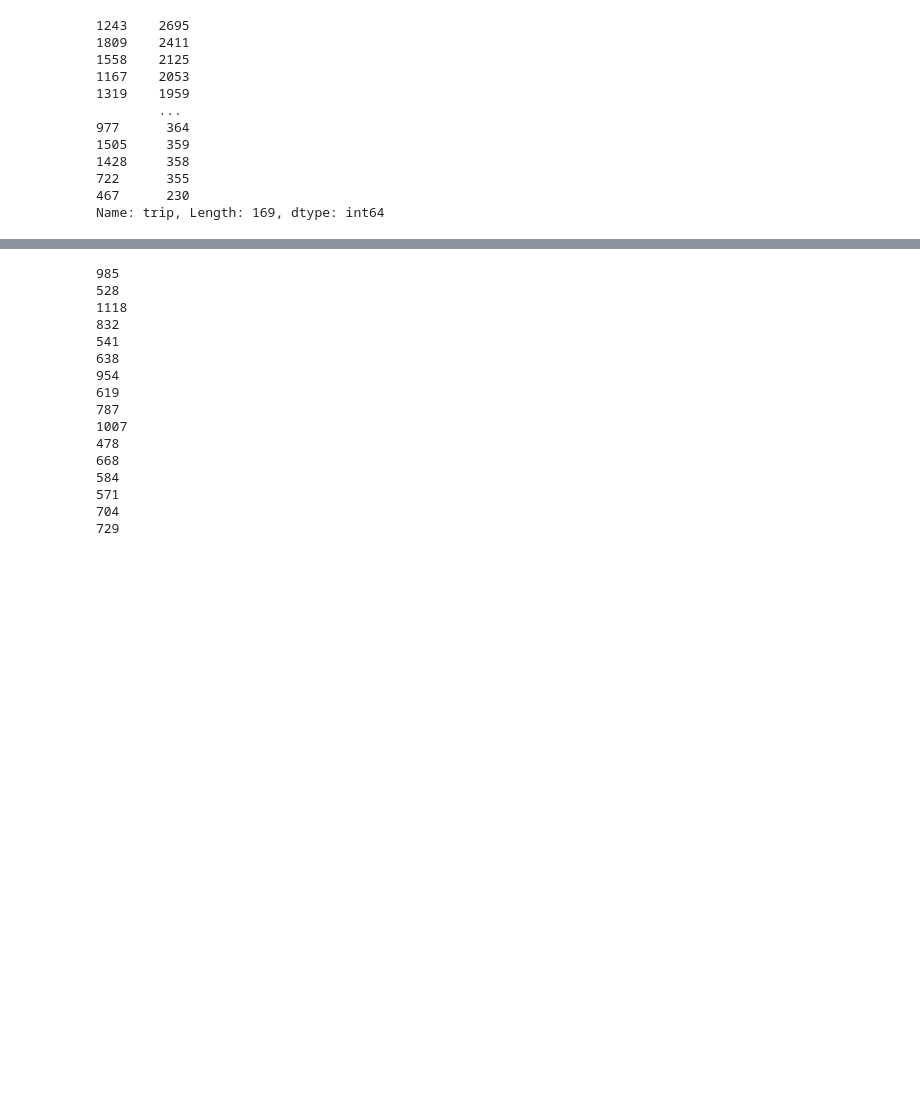
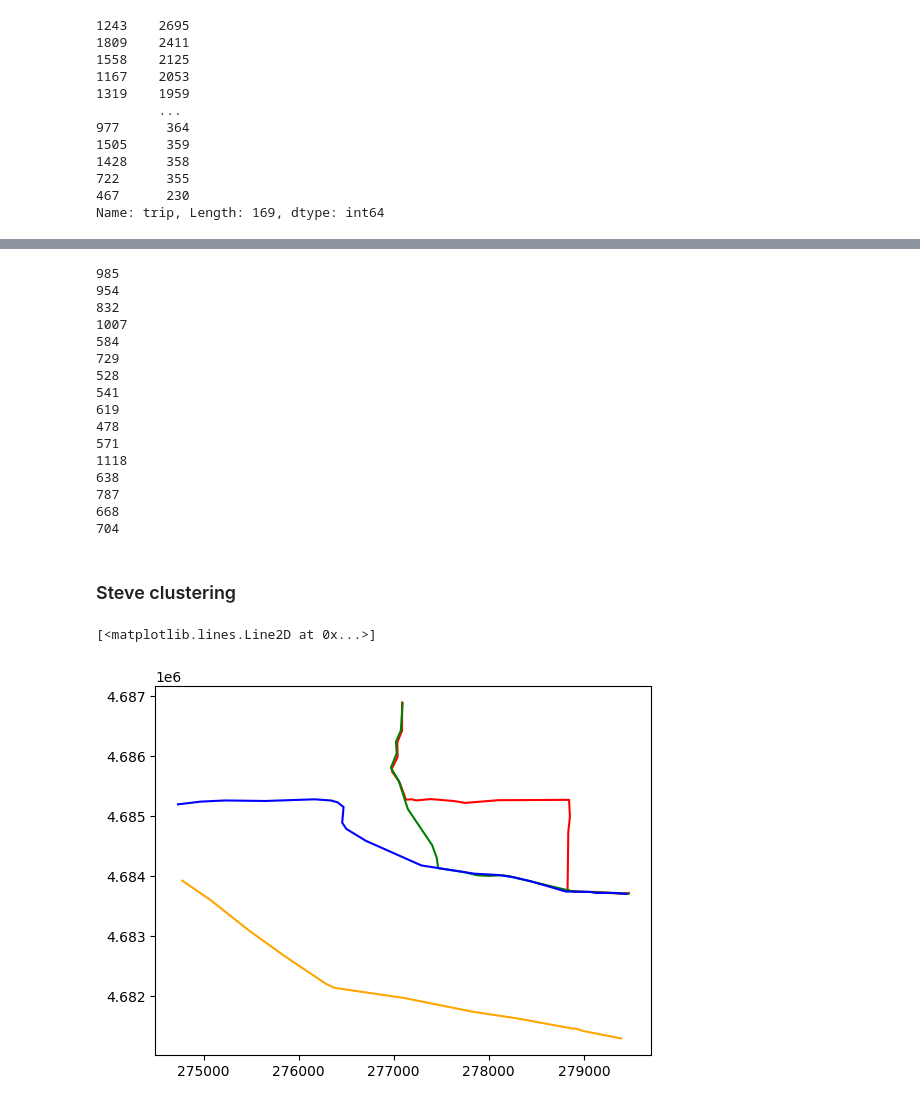
Before and after one commit to LucasGalhardi/gps-trajectories-clustering, a Jupyter notebook: routes_explore.ipynb, the cells around one changed output, grey strips where cells are left out. Drawn from its saved outputs; the diff is of its cells as text; code cells hidden in the pictures; blank space fills up the shorter version.

```diff
--- a/routes_explore.ipynb
+++ b/routes_explore.ipynb
@@ -47,33 +50,47 @@ mapa
 54
 [interactive output not drawn]
 # %%
-# cluster A = 0, 1, 2, 4, 7, 8
-# cluster B = 5, 28, 30, 35, 40
-# cluster C = 6, 9, 10, 11, 12
-trajetorias_s = [trajetorias[i] for i in [0,5,6,1,28,9,2,30,10,4,35,11,7,40,12,8]]
-# 0,1,2,0,1,2
+# cluster A = 0, 2
+# cluster B = 1, 4, 7, 8
+# cluster C = 5, 28, 30, 35, 40
+# cluster D = 6, 9, 10, 11, 12
+trajetorias_s = [trajetorias[i] for i in [0,2,1,4,7,8,5,28,30,35,40,6,9,10,11,12]]
 for t in trajetorias_s:
     print(len(t))
 # %% [output]
 985
+954
+832
+1007
+584
+729
 528
+541
+619
+478
+571
 1118
-832
-541
 638
-954
-619
 787
-1007
-478
 668
-584
-571
 704
-729
+# %% [markdown]
+### Steve clustering
 # %%
 trajectories = [np.array(x) for x in trajetorias_s]
 # %%
 trajectories_xy = TrajectoryClustering.convert_lat_lon_to_xy(trajectories)
 # %%
 trajectories_reduced = [TrajectoryClustering.reduce_polyline_points_by_rdp(p) for p in trajectories_xy]
+# %%
+trajA = trajectories_reduced[0]
+trajB = trajectories_reduced[3]
+trajC = trajectories_reduced[6]
+trajD = trajectories_reduced[14]
+plt.plot(trajA[:,0], trajA[:,1], 'r')
+plt.plot(trajB[:,0], trajB[:,1], 'g')
+plt.plot(trajC[:,0], trajC[:,1], 'b')
+plt.plot(trajD[:,0], trajD[:,1], 'orange')
+# %% [output]
+[<matplotlib.lines.Line2D at 0x...>]
+[figure, added]
```
Also changed, not shown: parts of 13 cells of this notebook, 1 other file.
